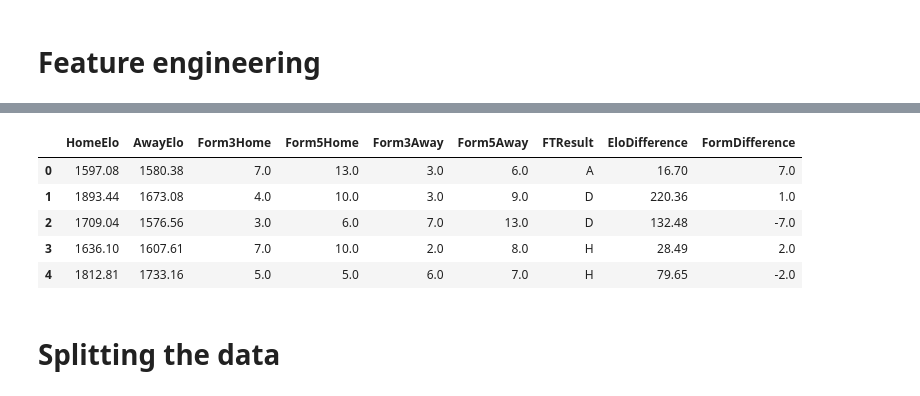
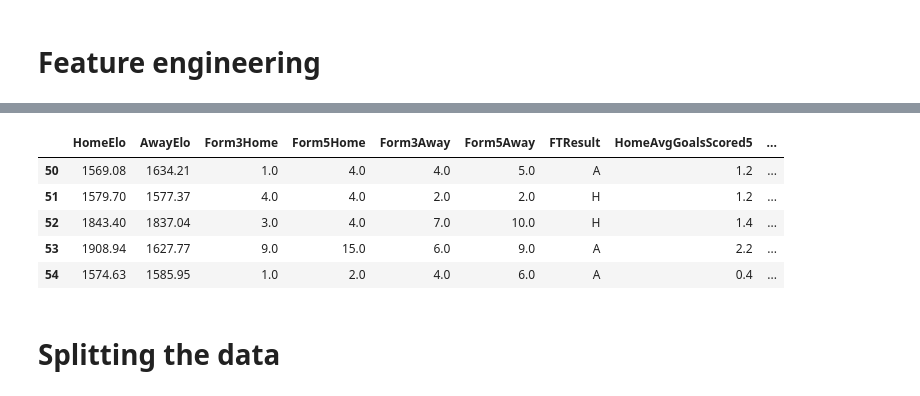
Before and after one commit to AlexJ157/football-analytics, a Jupyter notebook: prediction/notebooks/02_feature_engineering.ipynb, the cells around one changed output, grey strips where cells are left out. Cells and saved outputs as stored; diff of their text form; code cells hidden in the pictures.

Commit message:
feat: add rolling goal features and tested another model

```diff
--- a/prediction/notebooks/02_feature_engineering.ipynb
+++ b/prediction/notebooks/02_feature_engineering.ipynb
@@ -11,3 +11,15 @@ df.head()
 | 4 | 2015-08-08 | Man United | Tottenham | 1812.81 | 1733.16 | 5.0 | 5.0 | 6.0 | 7.0 | 1.0 | ... |
 # %% [markdown]
 # Feature engineering
+# %%
+team_history = df[["MatchDate", "HomeTeam", "AwayTeam", "FTHome", "FTAway"]].copy()
+
+home = team_history[["MatchDate", "HomeTeam", "FTHome", "FTAway"]].copy()
+home.columns = ["MatchDate", "Team", "GoalsScored", "GoalsConceded"]
+
+away = team_history[["MatchDate", "AwayTeam", "FTHome", "FTAway"]].copy()
+away.columns = ["MatchDate", "Team", "GoalsConceded", "GoalsScored"]
+
+team_history = pd.concat([home, away])
+team_history = team_history.sort_values(["Team", "MatchDate"])
+team_history.head(10)
@@ -13,0 +38,14 @@ df.head()
+# %%
+team_history["AvgGoalsScored5"] = (
+    team_history
+    .groupby("Team")["GoalsScored"]
+    .transform(lambda x: x.shift(1).rolling(5).mean())
+)
+
+team_history["AvgGoalsConceded5"] = (
+    team_history
+    .groupby("Team")["GoalsConceded"]
+    .transform(lambda x: x.shift(1).rolling(5).mean())
+)
+
+team_history.head(20)
@@ -13,0 +121,8 @@ df.head()
+# %%
+df = df.dropna(subset=[
+    "HomeAvgGoalsScored5",
+    "HomeAvgGoalsConceded5",
+    "AwayAvgGoalsScored5",
+    "AwayAvgGoalsConceded5"
+])
+df.head()
@@ -24,14 +146,23 @@ df.head()
 # %%
 df["EloDifference"] = df["HomeElo"] - df["AwayElo"]
 df["FormDifference"] = df["Form5Home"] - df["Form5Away"]
+df["GoalsScoredDifference5"] = (
+    df["HomeAvgGoalsScored5"] -
+    df["AwayAvgGoalsScored5"]
+)
+
+df["GoalsConcededDifference5"] = (
+    df["HomeAvgGoalsConceded5"] -
+    df["AwayAvgGoalsConceded5"]
+)
 df.head()
 # %% [output]
-|  | HomeElo | AwayElo | Form3Home | Form5Home | Form3Away | Form5Away | FTResult | EloDifference | FormDifference |
-| 0 | 1597.08 | 1580.38 | 7.0 | 13.0 | 3.0 | 6.0 | A | 16.70 | 7.0 |
-| 1 | 1893.44 | 1673.08 | 4.0 | 10.0 | 3.0 | 9.0 | D | 220.36 | 1.0 |
-| 2 | 1709.04 | 1576.56 | 3.0 | 6.0 | 7.0 | 13.0 | D | 132.48 | -7.0 |
-| 3 | 1636.10 | 1607.61 | 7.0 | 10.0 | 2.0 | 8.0 | H | 28.49 | 2.0 |
-| 4 | 1812.81 | 1733.16 | 5.0 | 5.0 | 6.0 | 7.0 | H | 79.65 | -2.0 |
+|  | HomeElo | AwayElo | Form3Home | Form5Home | Form3Away | Form5Away | FTResult | HomeAvgGoalsScored5 | ... |
+| 50 | 1569.08 | 1634.21 | 1.0 | 4.0 | 4.0 | 5.0 | A | 1.2 | ... |
+| 51 | 1579.70 | 1577.37 | 4.0 | 4.0 | 2.0 | 2.0 | H | 1.2 | ... |
+| 52 | 1843.40 | 1837.04 | 3.0 | 4.0 | 7.0 | 10.0 | H | 1.4 | ... |
+| 53 | 1908.94 | 1627.77 | 9.0 | 15.0 | 6.0 | 9.0 | A | 2.2 | ... |
+| 54 | 1574.63 | 1585.95 | 1.0 | 2.0 | 4.0 | 6.0 | A | 0.4 | ... |
 # %%
 x = df.drop("FTResult", axis=1)
 y = df["FTResult"]
```
Also changed, not shown: parts of 16 cells of this notebook, 1 other file.
